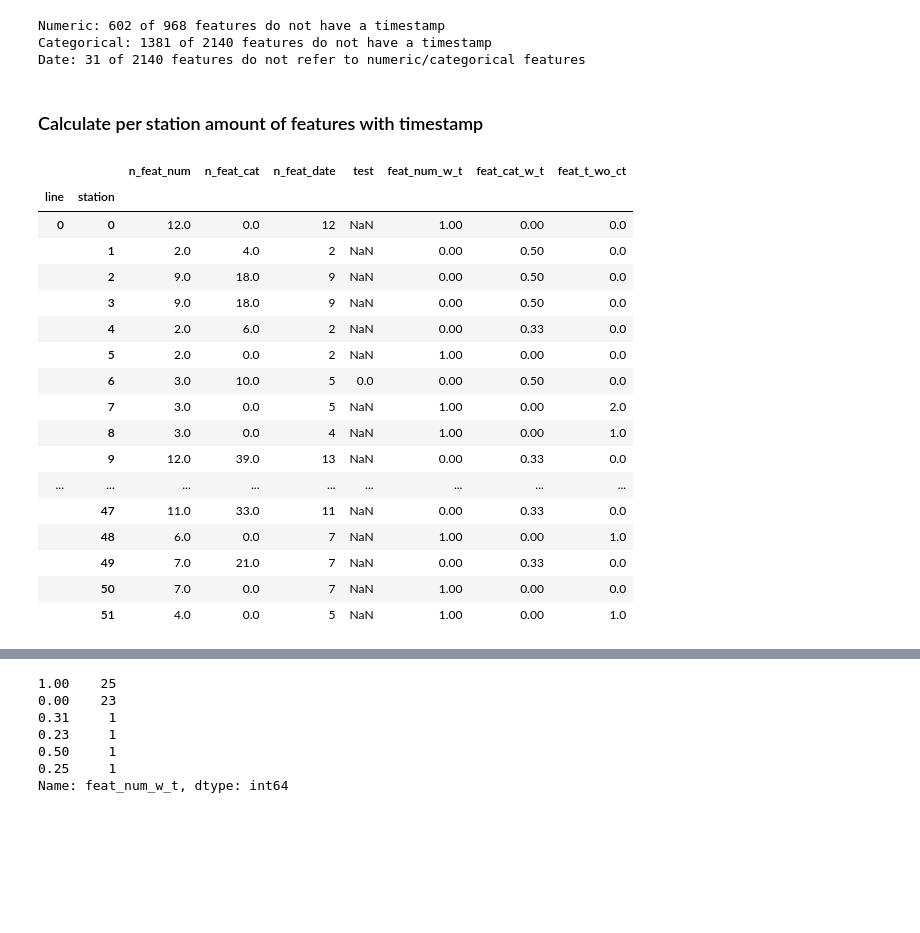
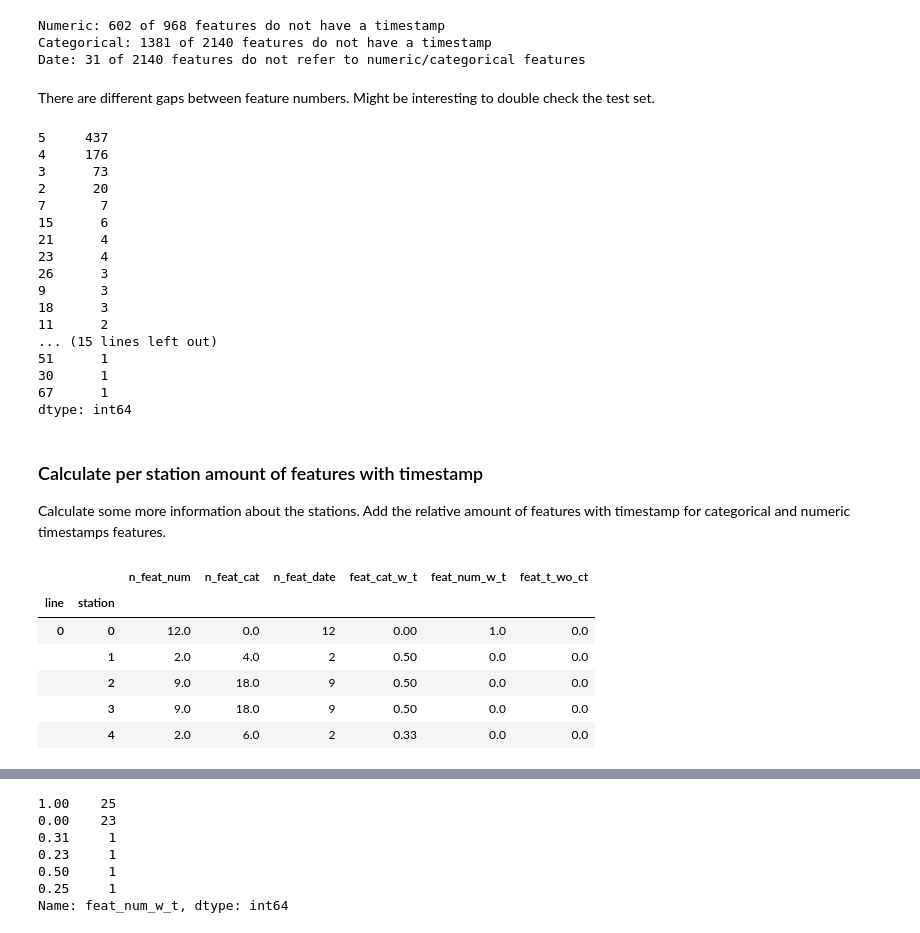
Before and after one commit to Laurae2/Bosch, a Jupyter notebook: eda_feature_count_per_line_station.ipynb, the cells around one changed output, grey strips where cells are left out. Cells and saved outputs as stored; diff of their text form; code cells hidden in the pictures; blank space fills up the shorter version.

Commit message:
eda-station and timestamps

```diff
--- a/eda_feature_count_per_line_station.ipynb
+++ b/eda_feature_count_per_line_station.ipynb
@@ -168,0 +175,9 @@ Categorical features
+# %%
+line_nr = 3
+stat_nr = 37
+print 'Numeric features'
+print num_info[ (num_info.line==line_nr) & (num_info.station==stat_nr)]
+print 'Categorical features'
+print cat_info[ (cat_info.line==line_nr) & (cat_info.station==stat_nr)]
+print 'Date features'
+print date_info[ (date_info.line==line_nr) & (date_info.station==stat_nr)]
@@ -180,8 +237,32 @@ print('Date: {} of {} features do not refer to numeric/categorical features'. \
 Numeric: 602 of 968 features do not have a timestamp
 Categorical: 1381 of 2140 features do not have a timestamp
 Date: 31 of 2140 features do not refer to numeric/categorical features
+# %% [markdown]
+There are different gaps between feature numbers. Might be interesting to double check the test set.
+# %%
+# Plot value counts of gaps between feature numbers.
+pd.Series(np.diff(sorted(list(set(cat_info.feature_nr.values) & set(date_info.ref_feat_nr.values))))).value_counts()
+# %% [output]
+5     437
+4     176
+3      73
+2      20
+7       7
+15      6
+21      4
+23      4
+26      3
+9       3
+18      3
+11      2
+... (15 lines left out)
+51      1
+30      1
+67      1
+dtype: int64
 # %% [markdown]
 ### Calculate per station amount of features with timestamp
+Calculate some more information about the stations. Add the relative amount of features with timestamp for categorical and numeric timestamps features.
 # %%
 def timestap_coverage_per_station(x, date_info, num_info, cat_info):
     line_nr = x.name[0]
@@ -216,23 +297,12 @@ def timestap_coverage_per_station(x, date_info, num_info, cat_info):
 station_info[['feat_cat_w_t','feat_num_w_t','feat_t_wo_ct']] = \
     station_info.apply(lambda x: timestap_coverage_per_station(x, date_info, num_info, cat_info), axis=1)
 # %%
-station_info
+station_info.head()
 # %% [output]
-|  |  | n_feat_num | n_feat_cat | n_feat_date | test | feat_num_w_t | feat_cat_w_t | feat_t_wo_ct |
-| line | station |  |  |  |  |  |  |  |
-| 0 | 0 | 12.0 | 0.0 | 12 | NaN | 1.00 | 0.00 | 0.0 |
-|  | 1 | 2.0 | 4.0 | 2 | NaN | 0.00 | 0.50 | 0.0 |
-|  | 2 | 9.0 | 18.0 | 9 | NaN | 0.00 | 0.50 | 0.0 |
-|  | 3 | 9.0 | 18.0 | 9 | NaN | 0.00 | 0.50 | 0.0 |
-|  | 4 | 2.0 | 6.0 | 2 | NaN | 0.00 | 0.33 | 0.0 |
-|  | 5 | 2.0 | 0.0 | 2 | NaN | 1.00 | 0.00 | 0.0 |
-|  | 6 | 3.0 | 10.0 | 5 | 0.0 | 0.00 | 0.50 | 0.0 |
-|  | 7 | 3.0 | 0.0 | 5 | NaN | 1.00 | 0.00 | 2.0 |
-|  | 8 | 3.0 | 0.0 | 4 | NaN | 1.00 | 0.00 | 1.0 |
-|  | 9 | 12.0 | 39.0 | 13 | NaN | 0.00 | 0.33 | 0.0 |
-| ... | ... | ... | ... | ... | ... | ... | ... | ... |
-|  | 47 | 11.0 | 33.0 | 11 | NaN | 0.00 | 0.33 | 0.0 |
-|  | 48 | 6.0 | 0.0 | 7 | NaN | 1.00 | 0.00 | 1.0 |
-|  | 49 | 7.0 | 21.0 | 7 | NaN | 0.00 | 0.33 | 0.0 |
-|  | 50 | 7.0 | 0.0 | 7 | NaN | 1.00 | 0.00 | 0.0 |
-|  | 51 | 4.0 | 0.0 | 5 | NaN | 1.00 | 0.00 | 1.0 |
+|  |  | n_feat_num | n_feat_cat | n_feat_date | feat_cat_w_t | feat_num_w_t | feat_t_wo_ct |
+| line | station |  |  |  |  |  |  |
+| 0 | 0 | 12.0 | 0.0 | 12 | 0.00 | 1.0 | 0.0 |
+|  | 1 | 2.0 | 4.0 | 2 | 0.50 | 0.0 | 0.0 |
+|  | 2 | 9.0 | 18.0 | 9 | 0.50 | 0.0 | 0.0 |
+|  | 3 | 9.0 | 18.0 | 9 | 0.50 | 0.0 | 0.0 |
+|  | 4 | 2.0 | 6.0 | 2 | 0.33 | 0.0 | 0.0 |
```
Also changed, not shown: parts of 47 cells of this notebook, 1 other file.
